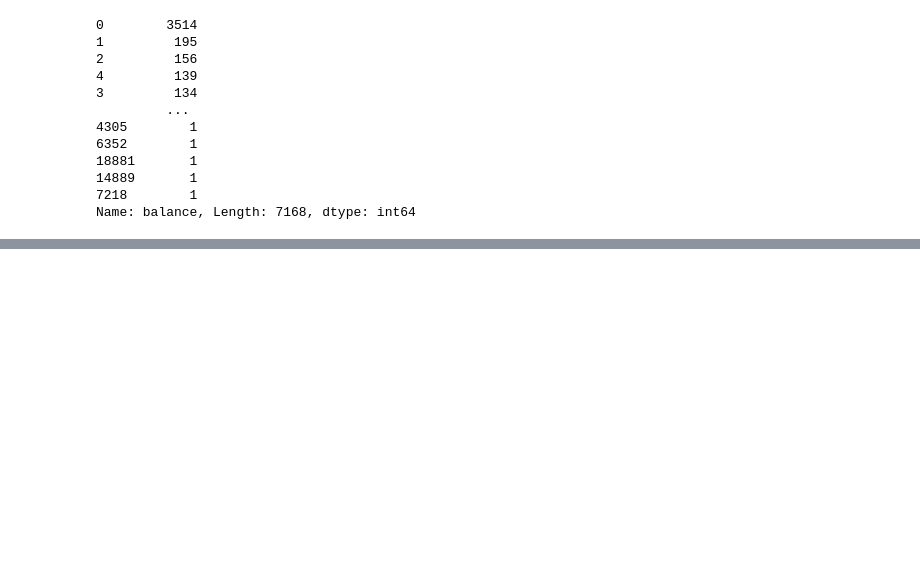
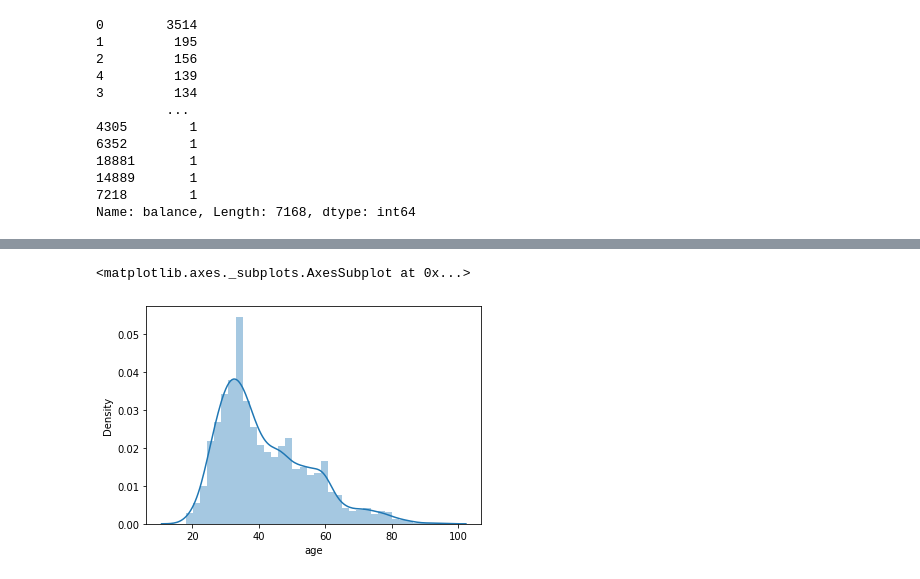
Before and after one commit to anshudhanshu/Bank-Marketing-Effectiveness-Prediction, a Jupyter notebook: Sudhanshu_Rawat_Team_1_Bank_Marketing_Effectiveness_Prediction_Capstone_Project_3.ipynb, the cells around one changed output, grey strips where cells are left out. Drawn from its saved outputs; the diff is of its cells as text; code cells hidden in the pictures; blank space fills up the shorter version.

```diff
--- a/Sudhanshu_Rawat_Team_1_Bank_Marketing_Effectiveness_Prediction_Capstone_Project_3.ipynb
+++ b/Sudhanshu_Rawat_Team_1_Bank_Marketing_Effectiveness_Prediction_Capstone_Project_3.ipynb
@@ -183,0 +198,5 @@ plot_cat_data(bank_market,'y')
+# %%
+sns.distplot(bank_market[bank_market['y']=='yes'].age)
+# %% [output]
+<matplotlib.axes._subplots.AxesSubplot at 0x...>
+[figure, added]
```
Also changed, not shown: parts of 26 cells of this notebook.
